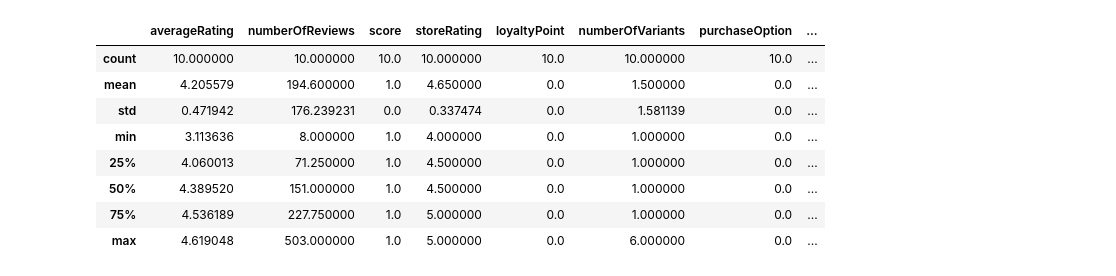
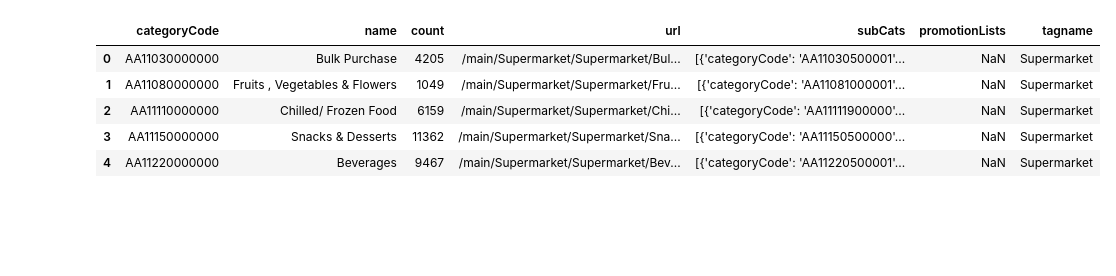
Before and after one commit to oscartse/kedro_ecommerce_pipeline, a Jupyter notebook: hktvmall_plot.ipynb, the cells around one changed output. Drawn from its saved outputs; the diff is of its cells as text; code cells hidden in the pictures; blank space fills up the shorter version.

```diff
--- a/hktvmall_plot.ipynb
+++ b/hktvmall_plot.ipynb
@@ -39,12 +4,0 @@ Length: 62, dtype: object
-# %%
-df.describe()
-# %% [output]
-|  | averageRating | numberOfReviews | score | storeRating | loyaltyPoint | numberOfVariants | purchaseOption | ... |
-| count | 10.000000 | 10.000000 | 10.0 | 10.000000 | 10.0 | 10.000000 | 10.0 | ... |
-| mean | 4.205579 | 194.600000 | 1.0 | 4.650000 | 0.0 | 1.500000 | 0.0 | ... |
-| std | 0.471942 | 176.239231 | 0.0 | 0.337474 | 0.0 | 1.581139 | 0.0 | ... |
-| min | 3.113636 | 8.000000 | 1.0 | 4.000000 | 0.0 | 1.000000 | 0.0 | ... |
-| 25% | 4.060013 | 71.250000 | 1.0 | 4.500000 | 0.0 | 1.000000 | 0.0 | ... |
-| 50% | 4.389520 | 151.000000 | 1.0 | 4.500000 | 0.0 | 1.000000 | 0.0 | ... |
-| 75% | 4.536189 | 227.750000 | 1.0 | 5.000000 | 0.0 | 1.000000 | 0.0 | ... |
-| max | 4.619048 | 503.000000 | 1.0 | 5.000000 | 0.0 | 6.000000 | 0.0 | ... |
@@ -52,0 +15,9 @@ pd.options.display.max_columns = None
+# %%
+cnt_cata.head()
+# %% [output]
+|  | categoryCode | name | count | url | subCats | promotionLists | tagname |
+| 0 | AA11030000000 | Bulk Purchase | 4205 | /main/Supermarket/Supermarket/Bul... | [{'categoryCode': 'AA11030500001'... | NaN | Supermarket |
+| 1 | AA11080000000 | Fruits , Vegetables & Flowers | 1049 | /main/Supermarket/Supermarket/Fru... | [{'categoryCode': 'AA11081000001'... | NaN | Supermarket |
+| 2 | AA11110000000 | Chilled/ Frozen Food | 6159 | /main/Supermarket/Supermarket/Chi... | [{'categoryCode': 'AA11111900000'... | NaN | Supermarket |
+| 3 | AA11150000000 | Snacks & Desserts | 11362 | /main/Supermarket/Supermarket/Sna... | [{'categoryCode': 'AA11150500000'... | NaN | Supermarket |
+| 4 | AA11220000000 | Beverages | 9467 | /main/Supermarket/Supermarket/Bev... | [{'categoryCode': 'AA11220500001'... | NaN | Supermarket |
```
Also changed, not shown: parts of 31 cells of this notebook, 3 other files.
